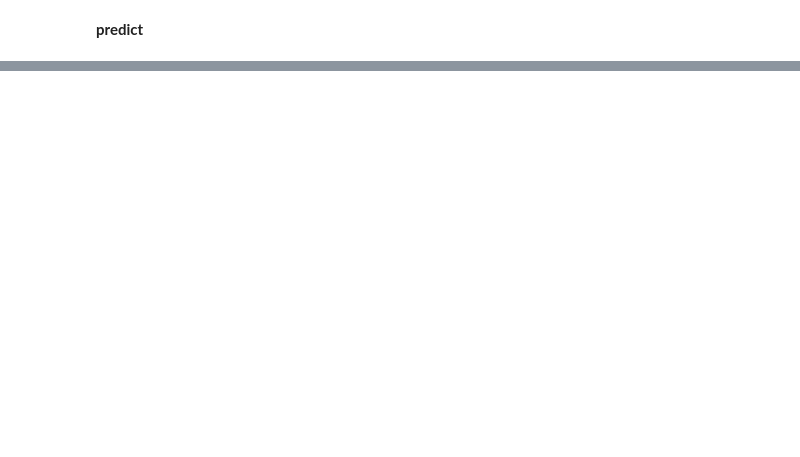
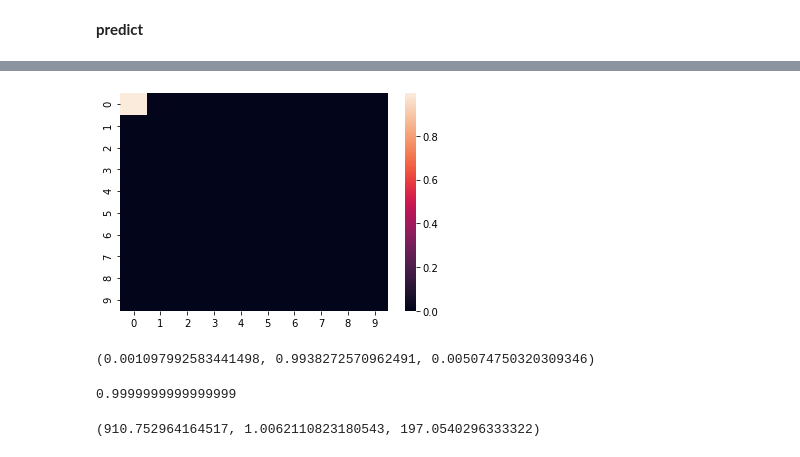
Before and after one commit to YonatanRA/ds_tb_part_21_09, a Jupyter notebook: 03-Machine_Learning/6.1 - Regresion de Poisson-Maher.ipynb, the cells around one changed output, grey strips where cells are left out. Saved outputs shown, nothing was run; the diff lists cells and outputs as text; code cells hidden in the pictures; blank space fills up the shorter version.

Commit message:
poisson maher dixon coles

```diff
--- a/03-Machine_Learning/6.1 - Regresion de Poisson-Maher.ipynb
+++ b/03-Machine_Learning/6.1 - Regresion de Poisson-Maher.ipynb
@@ -66,0 +110,5 @@ Veamos primero la extracción de datos desde [aqui](https://www.football-data.co
+# %%
+df.HomeTeam=df.HomeTeam.apply(lambda x: x.lower().replace(' ', '_'))
+df.AwayTeam=df.AwayTeam.apply(lambda x: x.lower().replace(' ', '_'))
+
+df.head()
@@ -70,0 +229,8 @@ Veamos primero la extracción de datos desde [aqui](https://www.football-data.co
+# %%
+%%time
+
+data=df.iloc[-40:]
+
+params=fit(data)
+
+params
@@ -71,2 +265,21 @@ Veamos primero la extracción de datos desde [aqui](https://www.football-data.co
 # %% [markdown]
 **predict**
+# %%
+# funciones para prediccion
+
+def predict_matrix(params, local, visitante, g_max=9):
+
+    # se define las medias
+
+    lamb=np.exp(params['gamma_'+local] + params['alfa_'+local] + params['beta_'+visitante])
+    mu=np.exp(params['alfa_'+visitante] + params['beta_'+local])
+
+    avgs=[lamb, mu]
+
+    pred=[[poisson.pmf(i, avg) for i in range(g_max+1)] for avg in avgs]
+
+    matriz=np.outer(np.array(pred[0]), np.array(pred[1]))
+
+    return matriz
+# %%
+partido=predict_matrix(params, 'vallecano', 'real_madrid')
@@ -72,0 +300,4 @@ Veamos primero la extracción de datos desde [aqui](https://www.football-data.co
+# %%
+sns.heatmap(partido);
+# %% [output]
+[figure, added]
@@ -72,0 +310,12 @@ Veamos primero la extracción de datos desde [aqui](https://www.football-data.co
+# %%
+uno, empate, dos
+# %% [output]
+(0.001097992583441498, 0.9938272570962491, 0.005074750320309346)
+# %%
+uno+empate+dos
+# %% [output]
+0.9999999999999999
+# %%
+1/uno, 1/empate, 1/dos  # cuotas calculadas
+# %% [output]
+(910.752964164517, 1.0062110823180543, 197.0540296333322)
```
Also changed, not shown: parts of 18 cells of this notebook.
